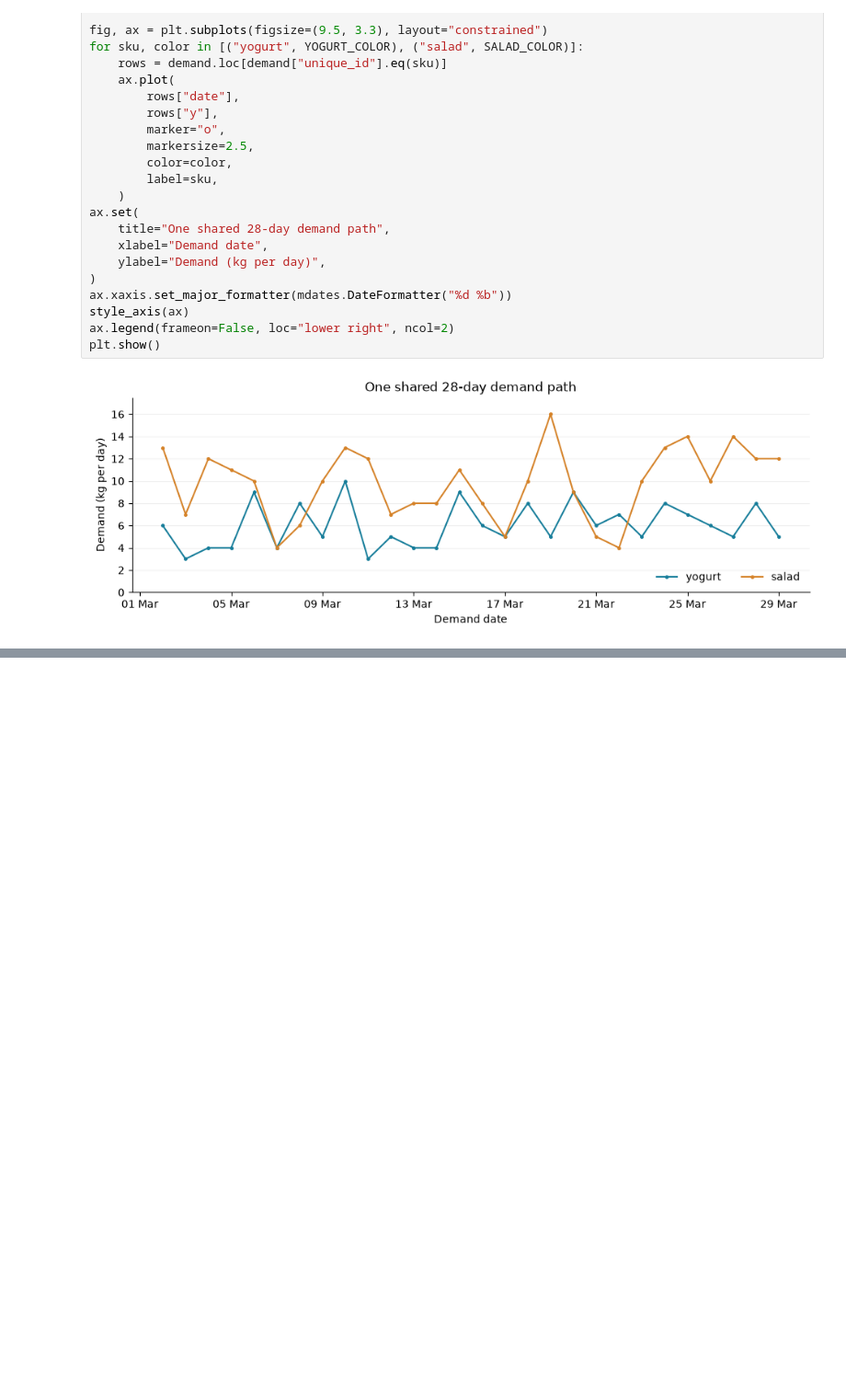
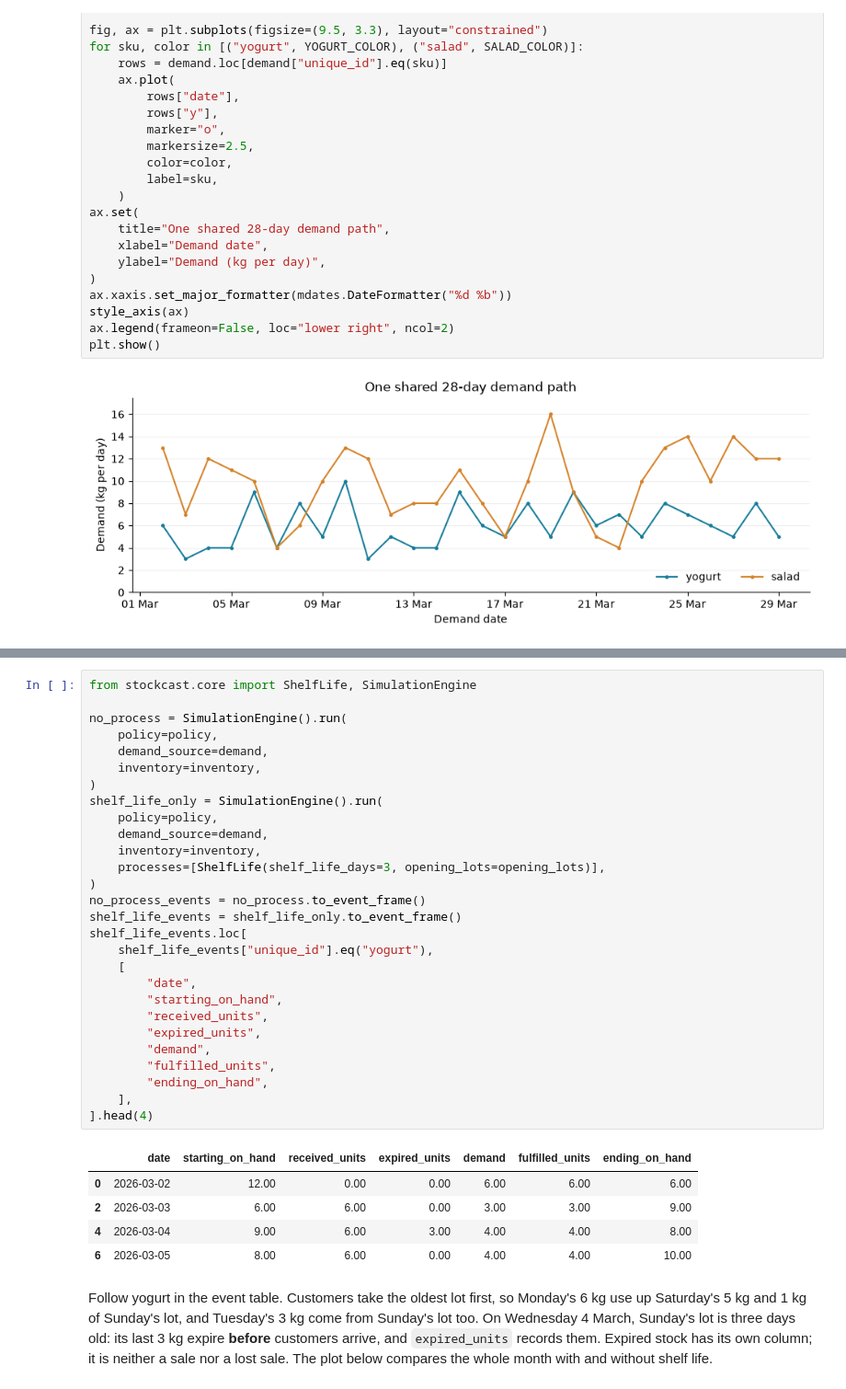
Before and after one commit to FilTheo/stockcast, a Jupyter notebook: examples/notebooks/05e_inventory_processes.ipynb, the cells around one changed output, grey strips where cells are left out. Shown at 92% size. Saved outputs shown, nothing was run; the diff lists cells and outputs as text; blank space fills up the shorter version.

```diff
--- a/examples/notebooks/05e_inventory_processes.ipynb
+++ b/examples/notebooks/05e_inventory_processes.ipynb
@@ -621,0 +142,36 @@ For yogurt, 12 kg of opening stock plus 168 kg received, minus 168 kg sold, 4 kg
+# %%
+from stockcast.core import ShelfLife, SimulationEngine
+
+no_process = SimulationEngine().run(
+    policy=policy,
+    demand_source=demand,
+    inventory=inventory,
+)
+shelf_life_only = SimulationEngine().run(
+    policy=policy,
+    demand_source=demand,
+    inventory=inventory,
+    processes=[ShelfLife(shelf_life_days=3, opening_lots=opening_lots)],
+)
+no_process_events = no_process.to_event_frame()
+shelf_life_events = shelf_life_only.to_event_frame()
+shelf_life_events.loc[
+    shelf_life_events["unique_id"].eq("yogurt"),
+    [
+        "date",
+        "starting_on_hand",
+        "received_units",
+        "expired_units",
+        "demand",
+        "fulfilled_units",
+        "ending_on_hand",
+    ],
+].head(4)
+# %% [output]
+|  | date | starting_on_hand | received_units | expired_units | demand | fulfilled_units | ending_on_hand |
+| 0 | 2026-03-02 | 12.00 | 0.00 | 0.00 | 6.00 | 6.00 | 6.00 |
+| 2 | 2026-03-03 | 6.00 | 6.00 | 0.00 | 3.00 | 3.00 | 9.00 |
+| 4 | 2026-03-04 | 9.00 | 6.00 | 3.00 | 4.00 | 4.00 | 8.00 |
+| 6 | 2026-03-05 | 8.00 | 6.00 | 0.00 | 4.00 | 4.00 | 10.00 |
+# %% [markdown]
+Follow yogurt in the event table. Customers take the oldest lot first, so Monday's 6 kg use up Saturday's 5 kg and 1 kg of Sunday's lot, and Tuesday's 3 kg come from Sunday's lot too. On Wednesday 4 March, Sunday's lot is three days old: its last 3 kg expire **before** customers arrive, and `expired_units` records them. Expired stock has its own column; it is neither a sale nor a lost sale. The plot below compares the whole month with and without shelf life.
```
Also changed, not shown: parts of 64 cells of this notebook.
